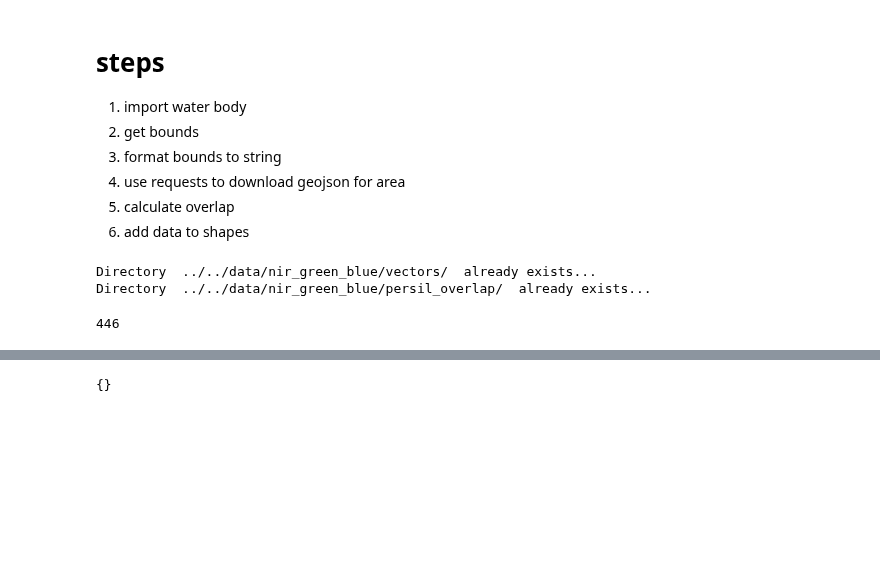
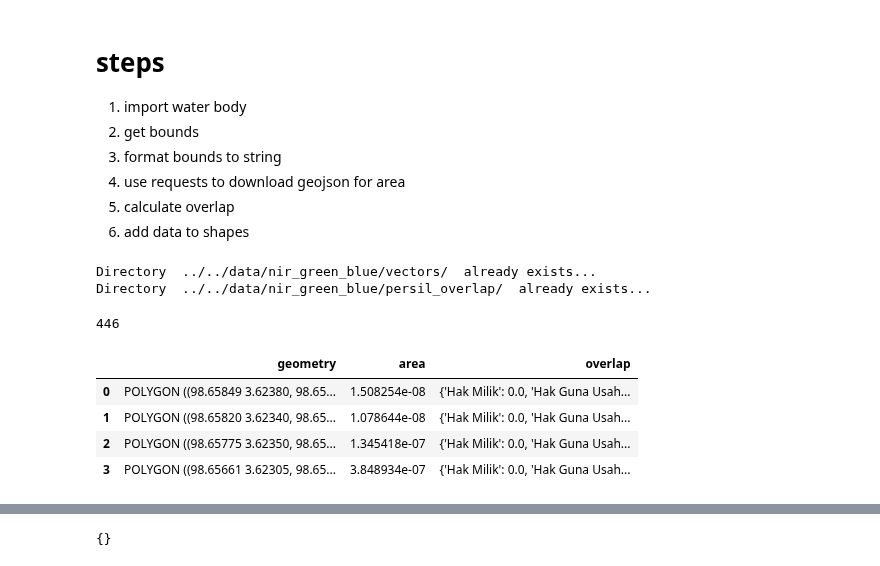
Before and after one commit to krakchris/rimbun.io, a Jupyter notebook: 03_Add_metadata/01_get_persil_info/get_persil_info.ipynb, the cells around one changed output, grey strips where cells are left out. Cells and saved outputs as stored; diff of their text form; code cells hidden in the pictures; blank space fills up the shorter version.

Commit message:
update persil overlap

```diff
--- a/03_Add_metadata/01_get_persil_info/get_persil_info.ipynb
+++ b/03_Add_metadata/01_get_persil_info/get_persil_info.ipynb
@@ -26,6 +91,6 @@ from shapely.geometry import shape, Point
 # %%
 # parameters
-results_files_location = '../../data/nir_green_blue/vectors/'
+water_files_location = '../../data/nir_green_blue/vectors/'
 
 persil_data_store_location = '../../data/nir_green_blue/persil_overlap/'
 
@@ -37,8 +102,63 @@ make_dir(persil_data_store_location)
 # %% [output]
 Directory  ../../data/nir_green_blue/vectors/  already exists...
 Directory  ../../data/nir_green_blue/persil_overlap/  already exists...
-# %%
-len(result_file_list)
-# %% [output]
-446
+# %%
+water_file_list = glob.glob(water_files_location + '*.geojson')
+
+len(water_file_list)
+# %% [output]
+446
+# %%
+
+
+water_file_path = water_file_list[0]
+
+basename = os.path.basename(water_file_path).split('.')[0]
+
+# convert esri shapefiles to shapely objects
+# check valid geometries
+water_valid_shape_list, crs_check = check_valid_geometries(water_file_path)
+
+# convert list to shapely MultiPolgyons (in wgs84)
+water_wgs_shp = unary_union([shape(pol['geometry']) for pol in water_valid_shape_list])
+
+gdf_water = gpd.read_file(water_file_path)
+
+local_percil_file = download_persil_data(water_wgs_shp,
+                                         geoserver_url,
+                                         basename,
+                                         persil_data_store_location)
+
+gdf_persil = gpd.read_file(local_percil_file)
+
+overlap_types = {'Hak Milik' :0.0,
+                 'Hak Guna Usaha':0.0,
+                 'Hak Guna Bangunan': 0.0,
+                 'Hak Pakai': 0.0,
+                 'Hak Pengelolaan': 0.0,
+                 'Hak Wakaf': 0.0,
+                 'Tanah Adat': 0.0,
+                 'Kosong':0.0,
+                 'Belum terdaftar':0.0}
+
+
+if len(gdf_persil) == 0:
+    print('no persil data found... overlap = 0')
+
+
+    gdf_water['overlap'] = np.repeat(overlap_types, len(gdf_water))
+
+else:
+
+    gdf_water = calculate_overlap(gdf_water, gdf_persil, overlap_types)
+
+
+
+gdf_water
+# %% [output]
+|  | geometry | area | overlap |
+| 0 | POLYGON ((98.65849 3.62380, 98.65... | 1.508254e-08 | {'Hak Milik': 0.0, 'Hak Guna Usah... |
+| 1 | POLYGON ((98.65820 3.62340, 98.65... | 1.078644e-08 | {'Hak Milik': 0.0, 'Hak Guna Usah... |
+| 2 | POLYGON ((98.65775 3.62350, 98.65... | 1.345418e-07 | {'Hak Milik': 0.0, 'Hak Guna Usah... |
+| 3 | POLYGON ((98.65661 3.62305, 98.65... | 3.848934e-07 | {'Hak Milik': 0.0, 'Hak Guna Usah... |
 # %%
```
Also changed, not shown: parts of 4 cells of this notebook, 2 other files.
